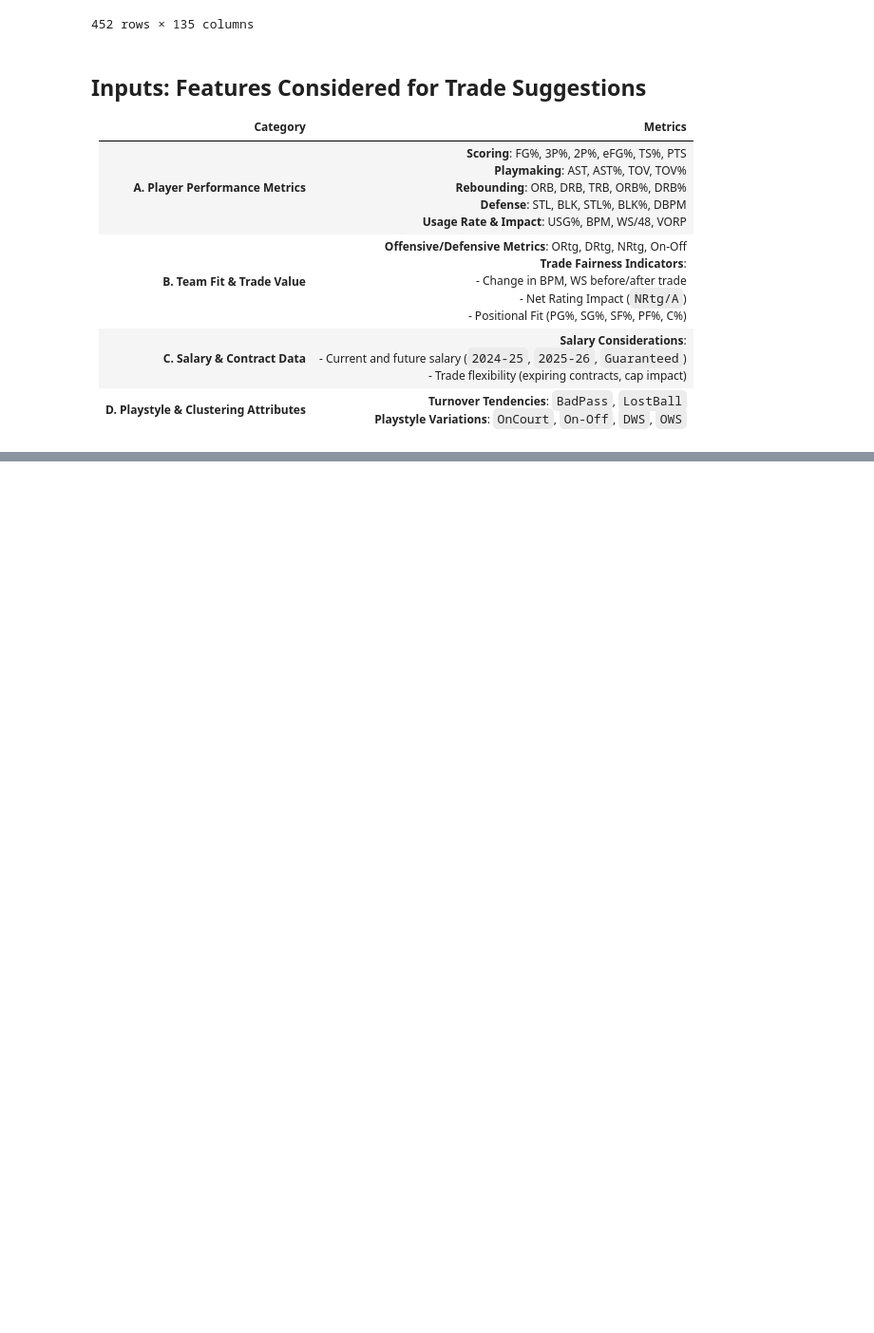
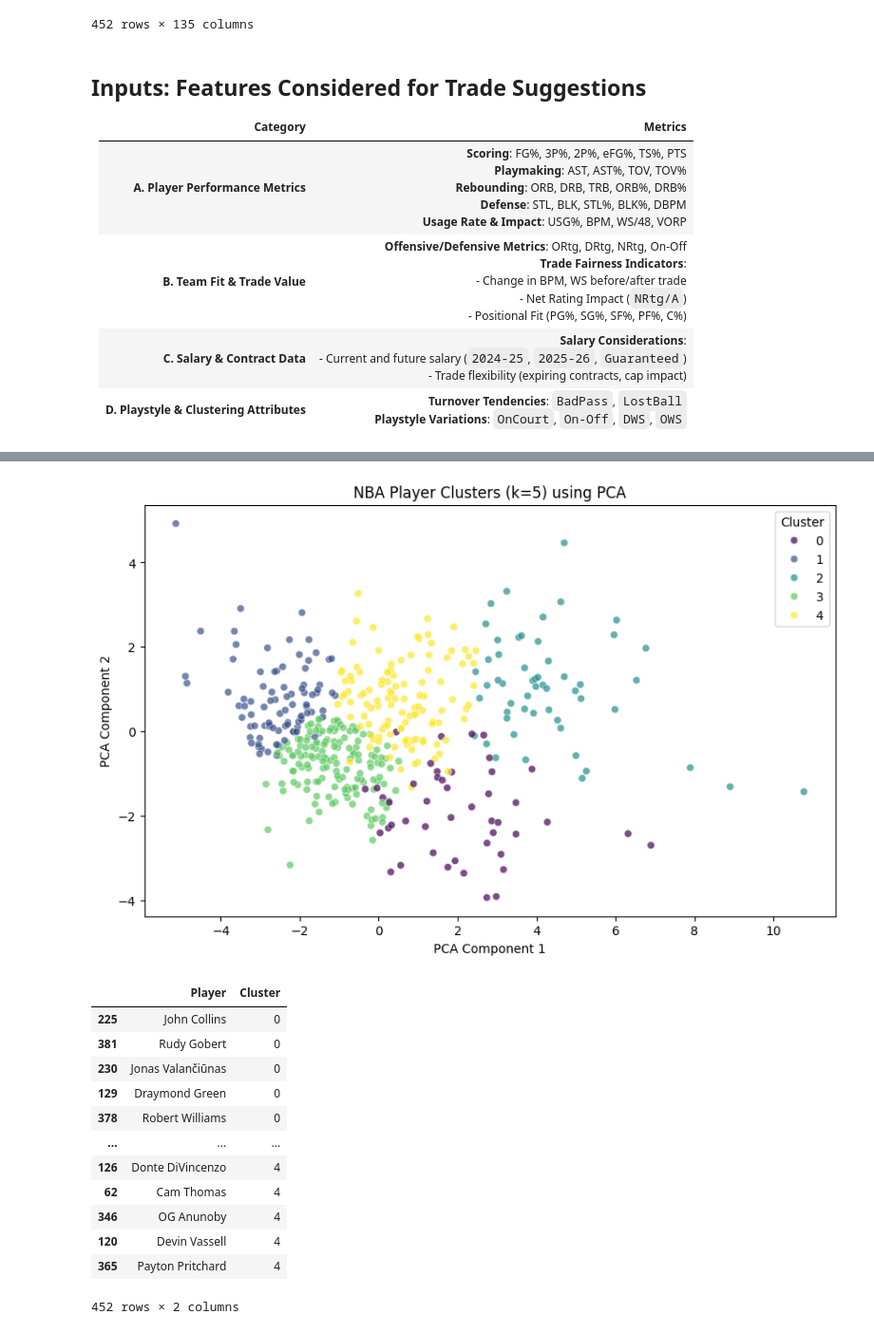
Before and after one commit to Makster04/Phase_4_Project, a Jupyter notebook: Project.ipynb, the cells around one changed output, grey strips where cells are left out. Shown: that part at 95% size. Drawn from its saved outputs; the diff is of its cells as text; code cells hidden in the pictures; blank space fills up the shorter version.

```diff
--- a/Project.ipynb
+++ b/Project.ipynb
@@ -341,0 +336,66 @@ print(Playstyle_Clustering_df)
+# %%
+import pandas as pd
+import matplotlib.pyplot as plt
+import seaborn as sns
+from sklearn.cluster import KMeans
+from sklearn.preprocessing import StandardScaler
+from sklearn.decomposition import PCA
+
+# Load the dataset
+file_path = "Stats/F_Player_Performance.csv"
+player_performance_df = pd.read_csv(file_path)
+
+# Select relevant features for clustering
+features = ["PTS", "AST", "TRB", "STL", "BLK", "TOV", "USG%", "BPM", "WS/48", "VORP"]
+
+# Drop rows with missing values
+player_performance_df = player_performance_df.dropna(subset=features)
+
+# Extract player names separately
+players = player_performance_df["Player"]
+X = player_performance_df[features]
+
+# Standardize the features
+scaler = StandardScaler()
+X_scaled = scaler.fit_transform(X)
+
+# Apply K-Means Clustering with k=5
+kmeans = KMeans(n_clusters=5, random_state=42, n_init=10)
+player_clusters = kmeans.fit_predict(X_scaled)
+
+# Add cluster labels to the DataFrame
+player_performance_df["Cluster"] = player_clusters
+
+# Reduce dimensions using PCA for visualization
+pca = PCA(n_components=2)
+X_pca = pca.fit_transform(X_scaled)
+
+# Create a scatter plot of the clusters
+plt.figure(figsize=(10, 6))
+sns.scatterplot(x=X_pca[:, 0], y=X_pca[:, 1], hue=player_clusters, palette="viridis", alpha=0.7)
+plt.xlabel("PCA Component 1")
+plt.ylabel("PCA Component 2")
+plt.title("NBA Player Clusters (k=5) using PCA")
+plt.legend(title="Cluster")
+plt.show()
+
+# Create a table grouping players by clusters
+clustered_players = player_performance_df[["Player", "Cluster"]].sort_values(by="Cluster")
+
+# Display the table of clustered players
+clustered_players
+# %% [output]
+[figure, added]
+|  | Player | Cluster |
+| 225 | John Collins | 0 |
+| 381 | Rudy Gobert | 0 |
+| 230 | Jonas Valančiūnas | 0 |
+| 129 | Draymond Green | 0 |
+| 378 | Robert Williams | 0 |
+| ... | ... | ... |
+| 126 | Donte DiVincenzo | 4 |
+| 62 | Cam Thomas | 4 |
+| 346 | OG Anunoby | 4 |
+| 120 | Devin Vassell | 4 |
+| 365 | Payton Pritchard | 4 |
+452 rows × 2 columns
```
Also changed, not shown: parts of 6 cells of this notebook, 2 other files.
